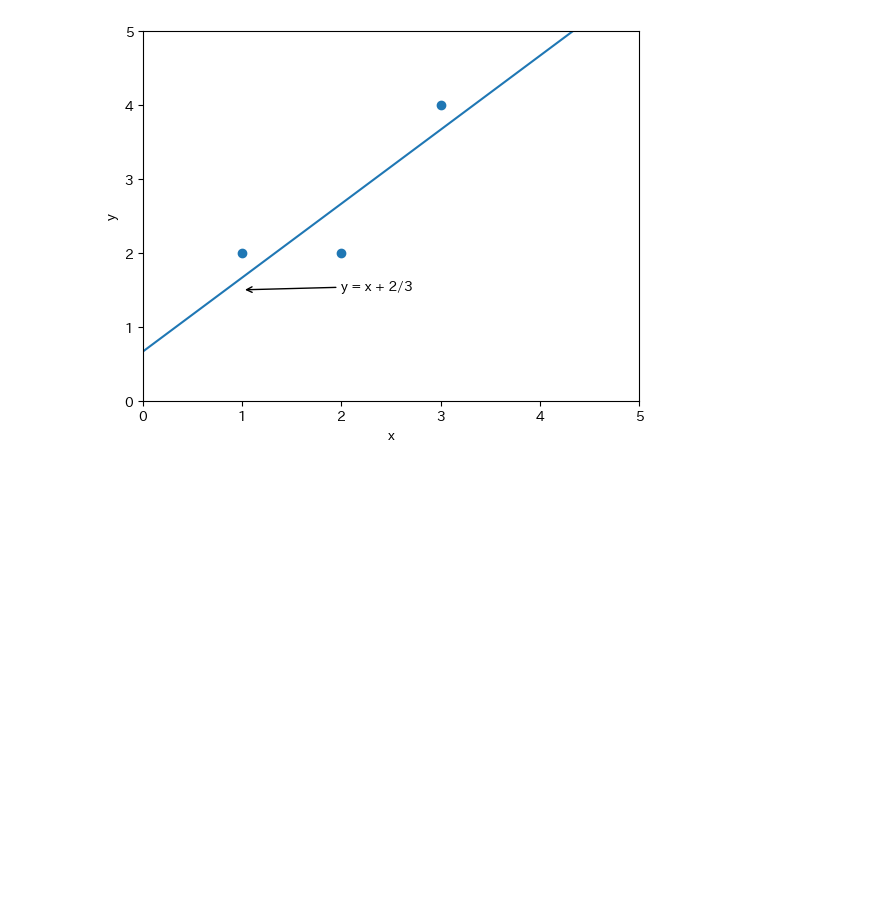
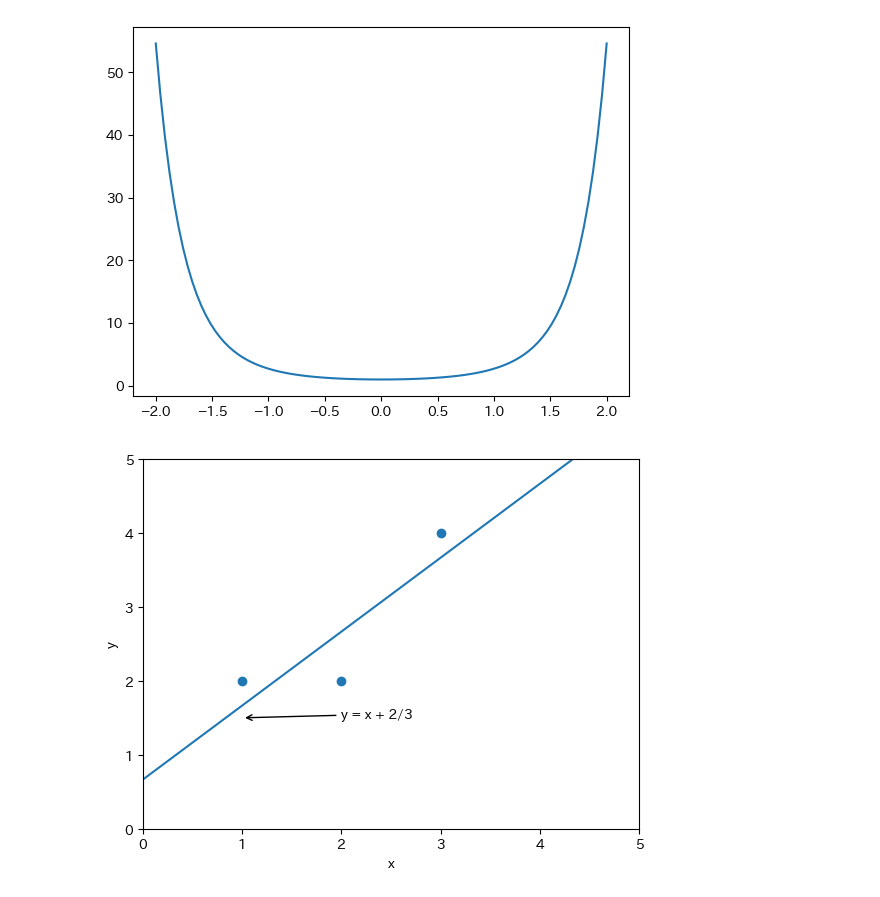
Before and after one commit to tamura003-toyo/dsmath1, a Jupyter notebook: notebooks/10.ipynb, the cells around one changed output. Saved outputs shown, nothing was run; the diff lists cells and outputs as text; code cells hidden in the pictures; blank space fills up the shorter version.

```diff
--- a/notebooks/10.ipynb
+++ b/notebooks/10.ipynb
@@ -3,3 +3,12 @@ import pandas as pd
 import numpy as np
 import matplotlib.pyplot as plt
 import matplotlib_fontja
+# %%
+xx = np.linspace(-2, 2, 100)
+yy = np.exp(xx**2)
+
+plt.plot(xx, yy)
+#plt.savefig('../images/10_ols1.png')
+plt.show()
+# %% [output]
+[figure, added]
```
Also changed, not shown: parts of 1 cell of this notebook, 6 other files.
